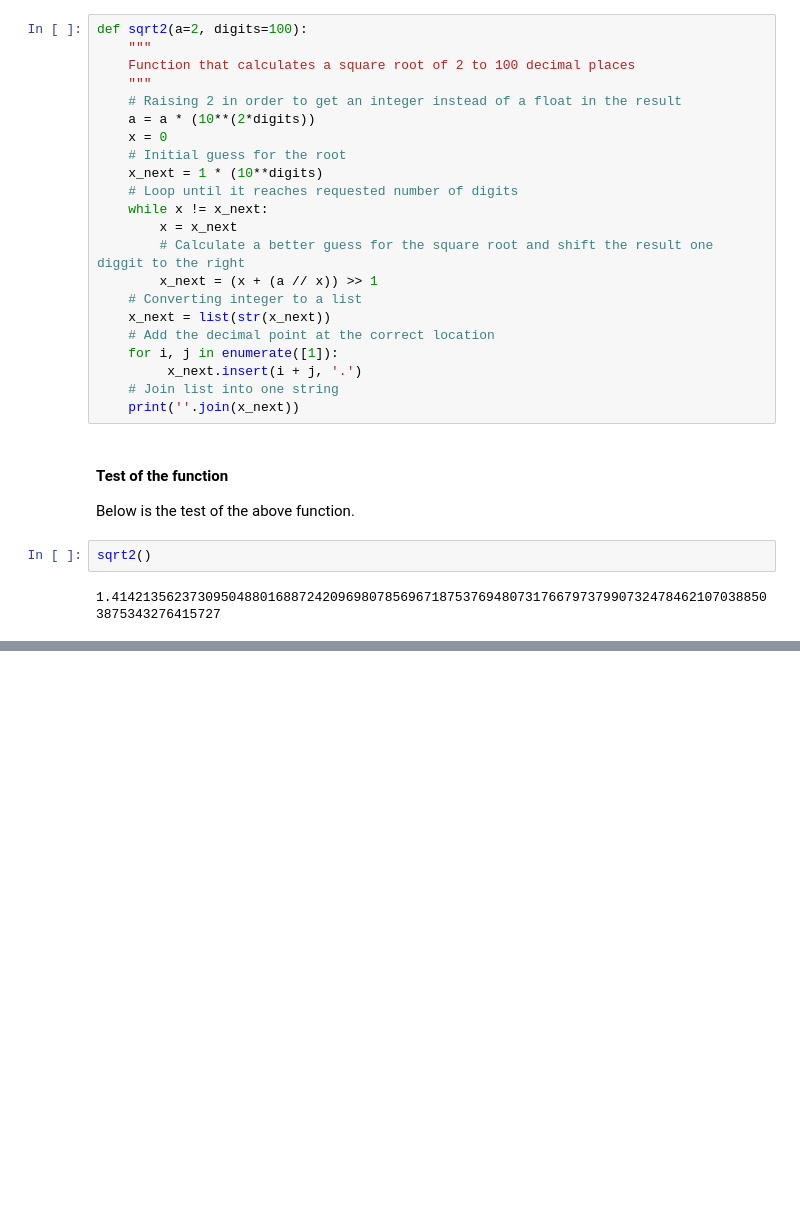
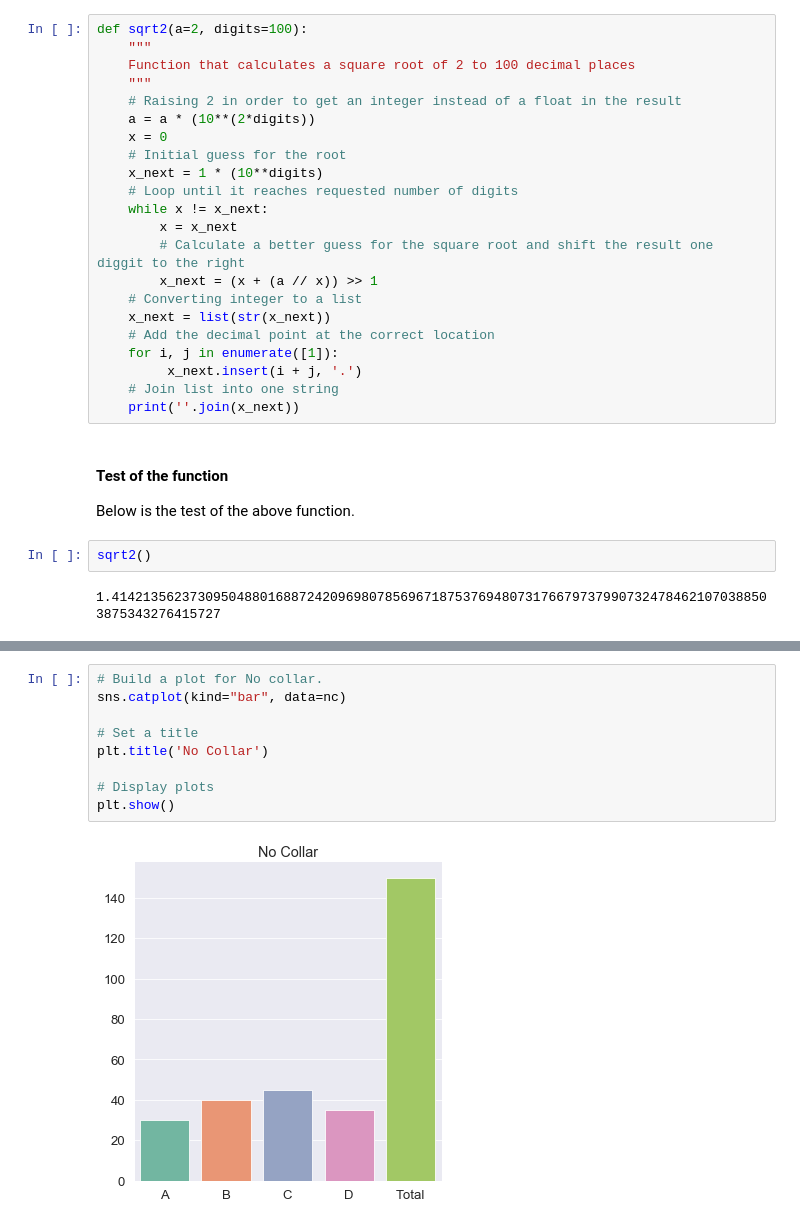
Before and after one commit to olgarozhdestvina/Machine-Learning-and-Statistics, a Jupyter notebook: Tasks.ipynb, the cells around one changed output, grey strips where cells are left out. Drawn from its saved outputs; the diff is of its cells as text; blank space fills up the shorter version.

```diff
--- a/Tasks.ipynb
+++ b/Tasks.ipynb
@@ -114,0 +168,11 @@ plt.rcParams['figure.figsize'] = (10, 6)
+# %%
+# Build a plot for No collar.
+sns.catplot(kind="bar", data=nc)
+
+# Set a title
+plt.title('No Collar')
+
+# Display plots
+plt.show()
+# %% [output]
+[figure, added]
```
Also changed, not shown: parts of 10 cells of this notebook.
